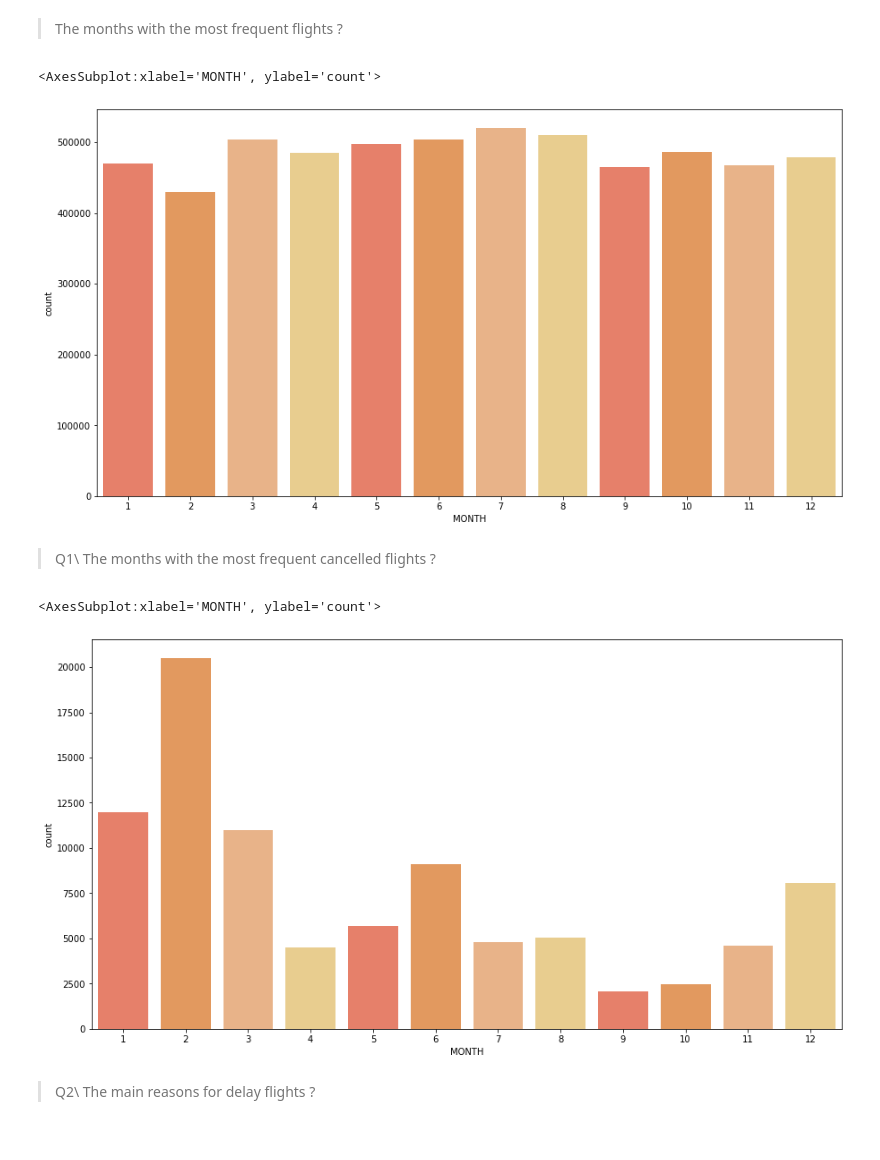
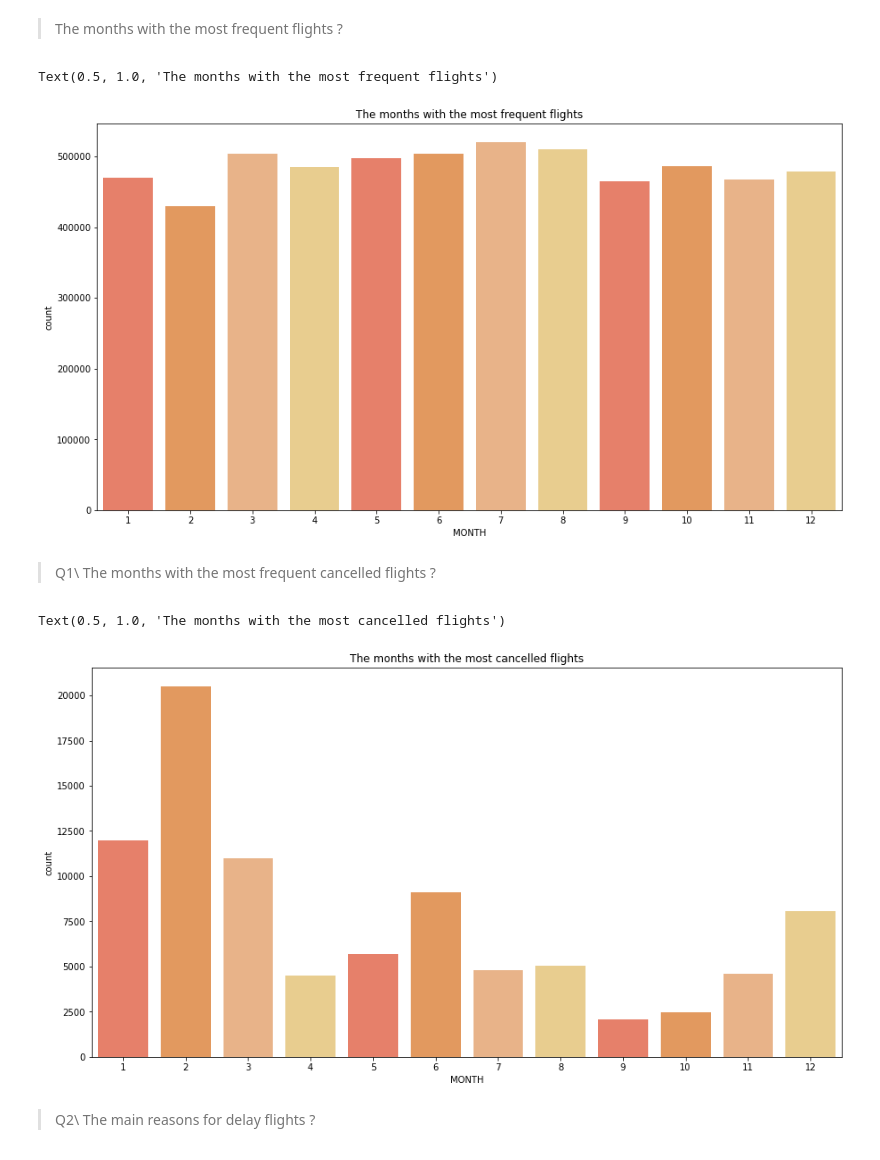
Before and after one commit to Yousef-Nasr/Flight-Cancellation-Classiffication, a Jupyter notebook: main.ipynb, the cells around one changed output. Cells and saved outputs as stored; diff of their text form; code cells hidden in the pictures.

```diff
--- a/main.ipynb
+++ b/main.ipynb
@@ -99,18 +99,20 @@ WEATHER_DELAY: 4755640 : 81.72%
 # %%
 fig = plt.figure(figsize=[15,8])
 sns.countplot(df['MONTH'], palette=['#FA7256', '#F89649', '#F8B179', '#F7D380'])
+plt.title('The months with the most frequent flights')
 # %% [output]
-<AxesSubplot:xlabel='MONTH', ylabel='count'>
+Text(0.5, 1.0, 'The months with the most frequent flights')
-[figure, old version]
+[figure, new version]
 # %% [markdown]
 > Q1\ The months with the most frequent cancelled flights ?
 # %%
 fig = plt.figure(figsize=[15,8])
 df_ex = df[df['CANCELLED'] == 1]
 sns.countplot(df_ex['MONTH'], palette=['#FA7256', '#F89649', '#F8B179', '#F7D380'])
+plt.title('The months with the most cancelled flights')
 # %% [output]
-<AxesSubplot:xlabel='MONTH', ylabel='count'>
+Text(0.5, 1.0, 'The months with the most cancelled flights')
-[figure, old version]
+[figure, new version]
 # %% [markdown]
 > Q2\ The main reasons for delay flights ?
 # %%
```
Also changed, not shown: parts of 15 cells of this notebook, 5 other files.
